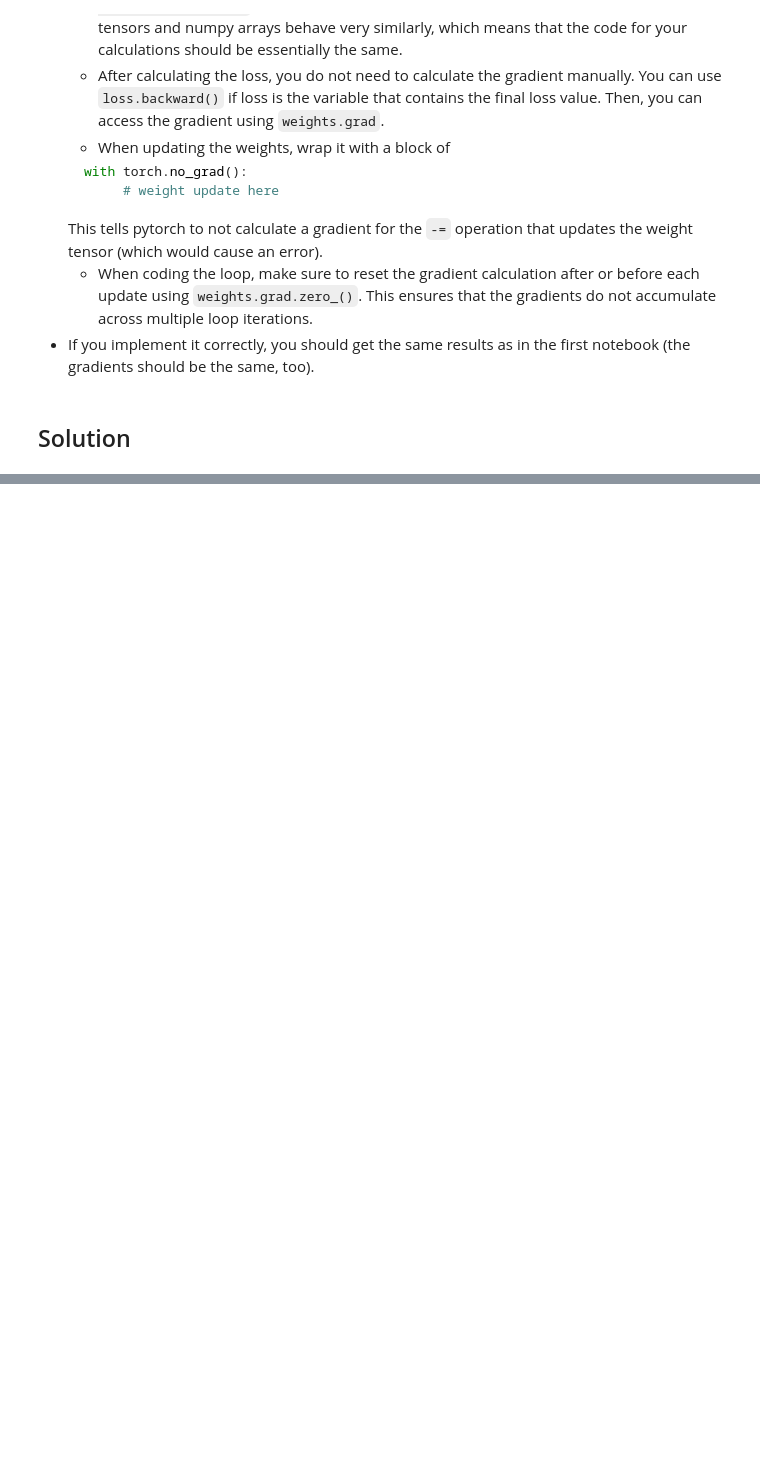
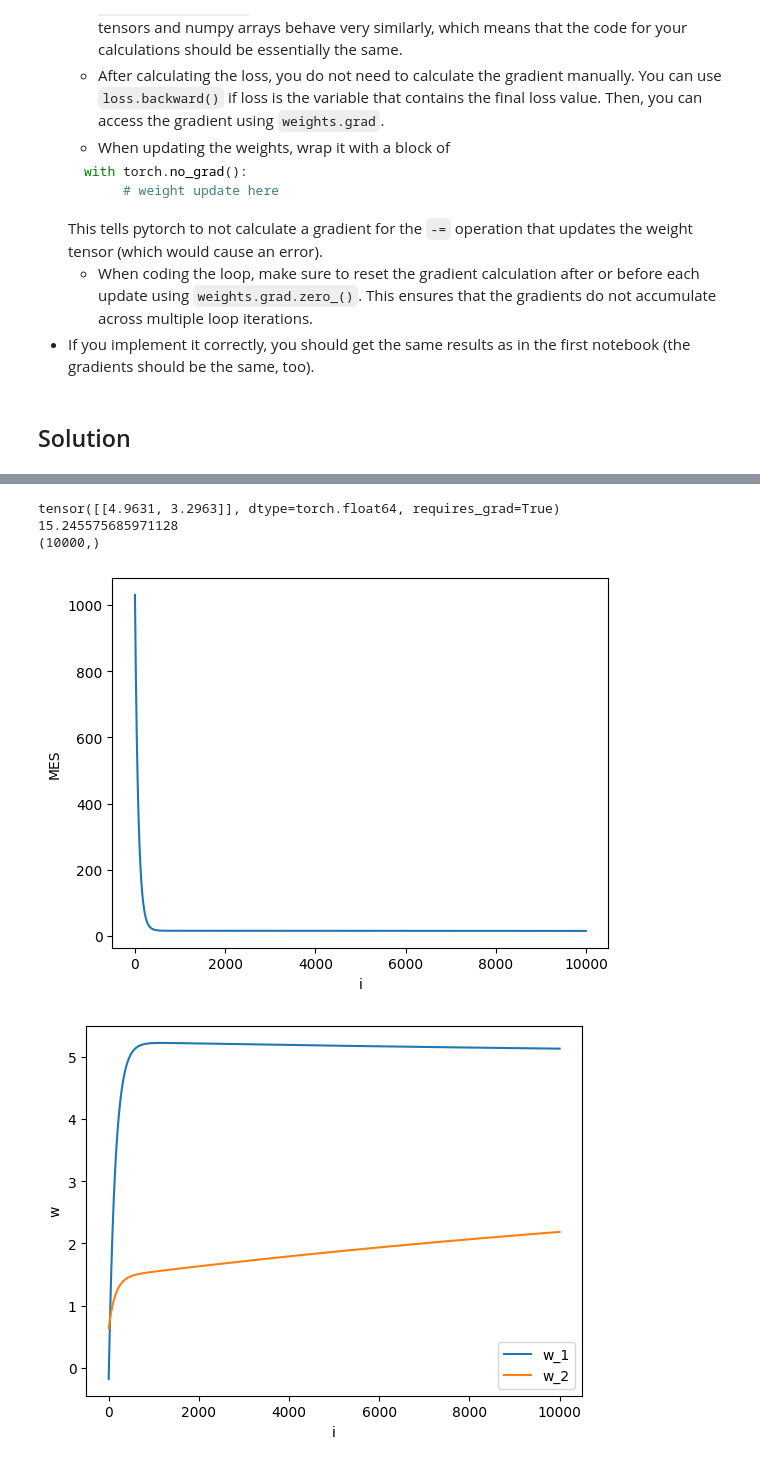
Before and after one commit to NikoFauter/Intro2DeepLearningExercises2023, a Jupyter notebook: Exercise 3/exercise3_regression_gradient_pytorch.ipynb, the cells around one changed output, grey strips where cells are left out. Saved outputs shown, nothing was run; the diff lists cells and outputs as text; code cells hidden in the pictures; blank space fills up the shorter version.

```diff
--- a/Exercise 3/exercise3_regression_gradient_pytorch.ipynb
+++ b/Exercise 3/exercise3_regression_gradient_pytorch.ipynb
@@ -68,0 +113,52 @@ Your tasks in this notebook are:
+# %%
+weights_torch = torch.tensor(weights, requires_grad=True)
+def gradient_loop(y,w,X,iterations):
+    step_size=1/(np.power(iterations,1))
+    loss_vec=np.empty(iterations)
+    w_vec=np.zeros((iterations,2))
+    dw_vec=np.zeros((iterations,2))
+    for i in range(0,iterations):
+        loss=torch.mean(torch.pow(y-w@X,2))
+        loss.backward()
+        loss_vec[i]=loss
+        w_vec[i,0]=w[0,0]
+        w_vec[i,1]=w[0,1]
+        dw=w.grad
+        dw_vec[i,0]=dw[0,0]
+        dw_vec[i,1]=dw[0,1]
+        with torch.no_grad():
+            w-=step_size*dw
+            w.grad.zero_()
+    return (loss_vec,w_result,w_vec,dw_vec)
+iterations=10000
+(loss_vec,w_result,w_vec,dw_vec)=gradient_loop(y_torch,weights_torch,X_torch,iterations)
+print(w_result)
+print(loss_vec[iterations-1])
+print(loss_vec.shape)
+plt.figure()
+plt.plot(np.arange(0, iterations),loss_vec)
+plt.xlabel("i")
+plt.ylabel('MES')
+plt.show()
+
+plt.figure()
+plt.plot(np.arange(0, iterations),w_vec[:,0])
+plt.plot(np.arange(0, iterations),w_vec[:,1])
+plt.xlabel("i")
+plt.ylabel('w')
+plt.legend(['w_1','w_2'])
+plt.show()
+
+plt.figure()
+plt.plot(np.arange(0, iterations),dw_vec[:,0])
+plt.plot(np.arange(0, iterations),dw_vec[:,1])
+plt.xlabel("i")
+plt.ylabel('dw')
+plt.legend(['dw_1','dw_2'])
+plt.show()
+# %% [output]
+tensor([[4.9631, 3.2963]], dtype=torch.float64, requires_grad=True)
+15.245575685971128
+(10000,)
+[figure, added]
+[figure, added]
```
Also changed, not shown: parts of 3 cells of this notebook, 1 other file.
